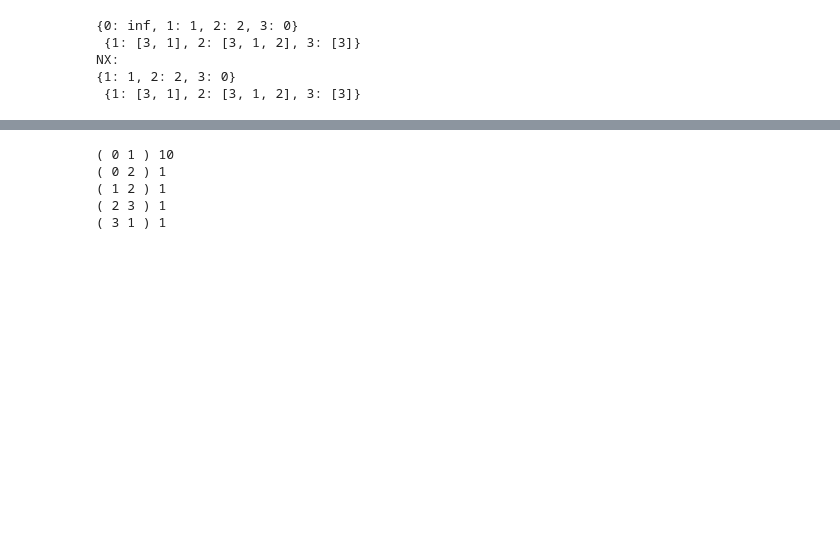
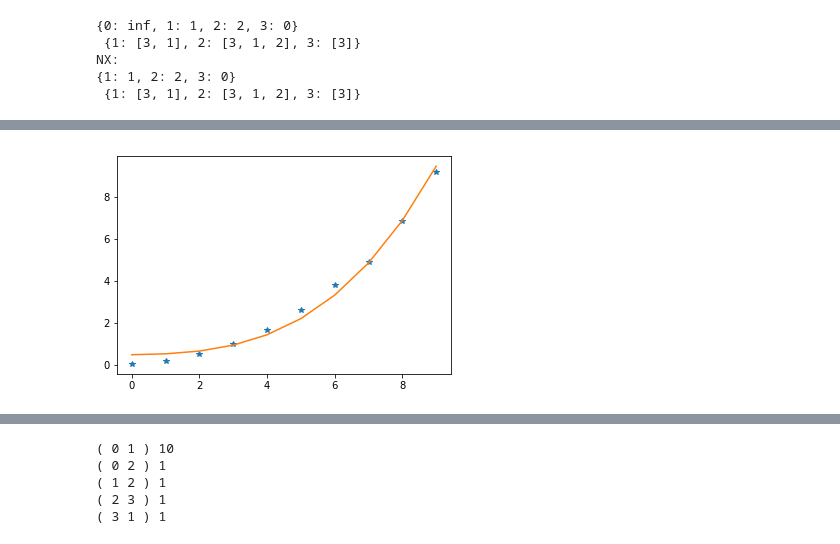
Before and after one commit to darzmolar/dalg, a Jupyter notebook: grafos12.ipynb, the cells around one changed output, grey strips where cells are left out. Saved outputs shown, nothing was run; the diff lists cells and outputs as text; code cells hidden in the pictures; blank space fills up the shorter version.

```diff
--- a/grafos12.ipynb
+++ b/grafos12.ipynb
@@ -564,0 +588,7 @@ fit_plot(l_t_d, n2_log_n, size_ini=n_nodes_ini, size_fin=n_nodes_fin, step=step)
+# %%
+fit_plot(l_t_d_2, n2_log_n, size_ini=n_nodes_ini, size_fin=n_nodes_fin, step=step)
+plt.xlabel('Nodos')
+plt.ylabel('Tiempo Medio')
+plt.title('Crecimiento de Dijkstra')
+# %% [output]
+[figure, added]
```
Also changed, not shown: parts of 28 cells of this notebook, 3 other files.
